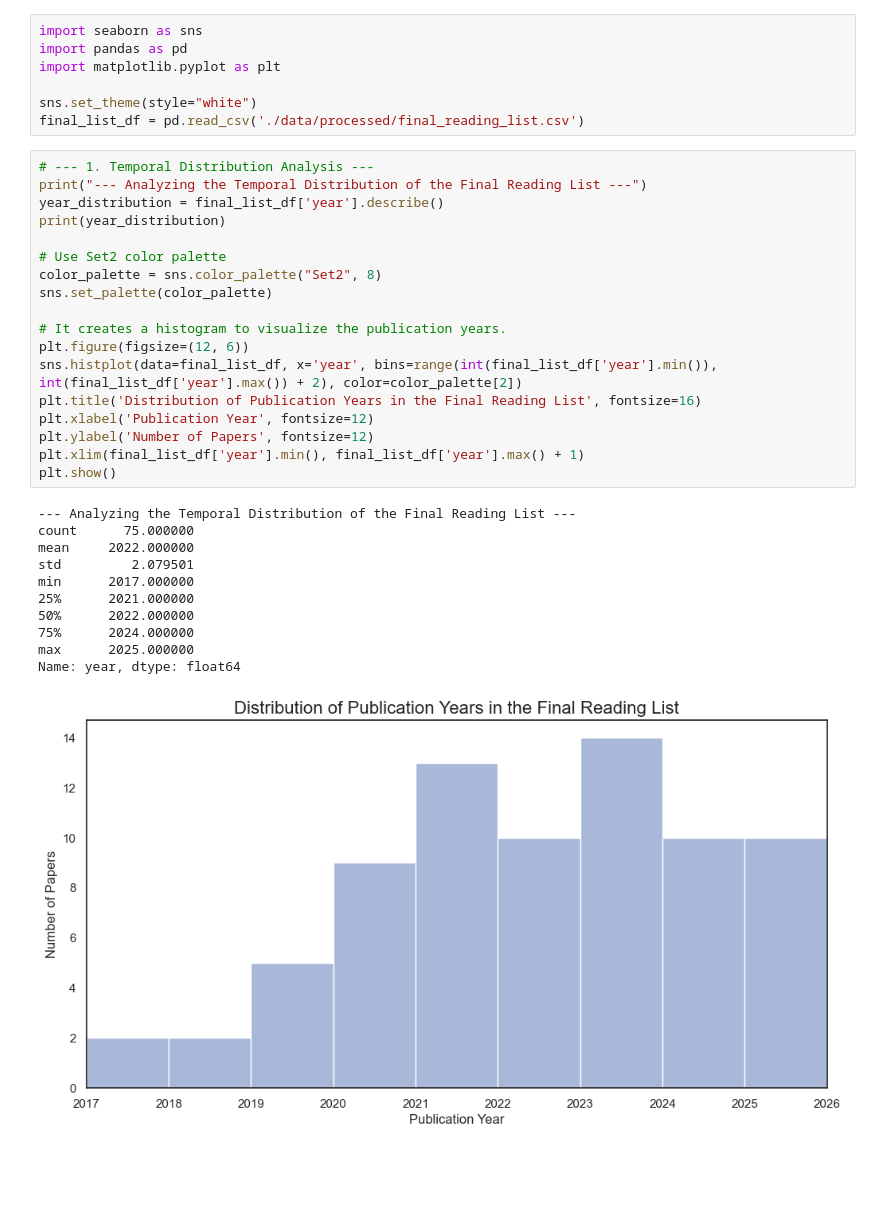
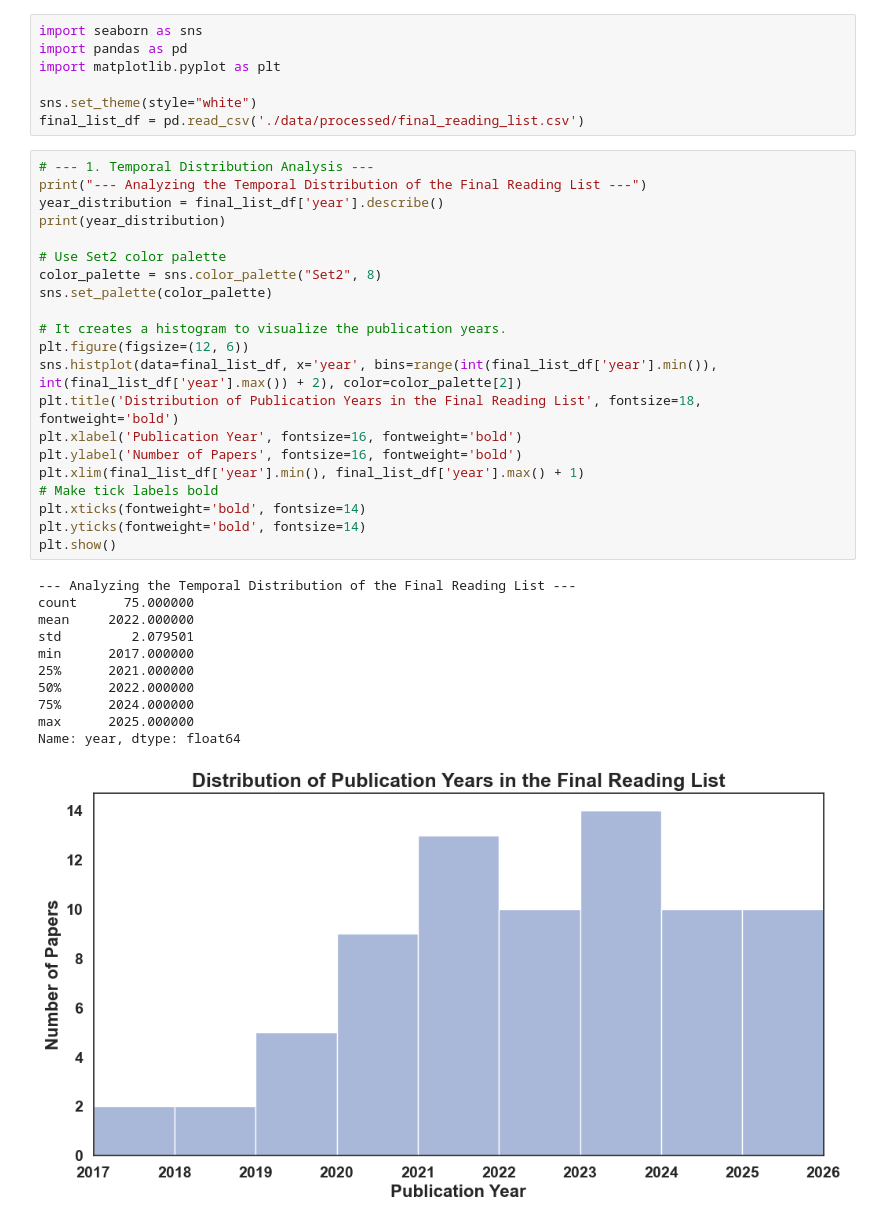
Before and after one commit to MaxiStahl1992/causal-rl-ev-review, a Jupyter notebook: notebooks/06_llm_analysis_and_selection.ipynb, the cells around one changed output. Cells and saved outputs as stored; diff of their text form; blank space fills up the shorter version.

```diff
--- a/notebooks/06_llm_analysis_and_selection.ipynb
+++ b/notebooks/06_llm_analysis_and_selection.ipynb
@@ -469,33 +469,36 @@ final_list_df = pd.read_csv('./data/processed/final_reading_list.csv')
 # %%
 # --- 1. Temporal Distribution Analysis ---
 print("--- Analyzing the Temporal Distribution of the Final Reading List ---")
 year_distribution = final_list_df['year'].describe()
 print(year_distribution)
 
 # Use Set2 color palette
 color_palette = sns.color_palette("Set2", 8)
 sns.set_palette(color_palette)
 
 # It creates a histogram to visualize the publication years.
 plt.figure(figsize=(12, 6))
 sns.histplot(data=final_list_df, x='year', bins=range(int(final_list_df['year'].min()), int(final_list_df['year'].max()) + 2), color=color_palette[2])
-plt.title('Distribution of Publication Years in the Final Reading List', fontsize=16)
-plt.xlabel('Publication Year', fontsize=12)
-plt.ylabel('Number of Papers', fontsize=12)
+plt.title('Distribution of Publication Years in the Final Reading List', fontsize=18, fontweight='bold')
+plt.xlabel('Publication Year', fontsize=16, fontweight='bold')
+plt.ylabel('Number of Papers', fontsize=16, fontweight='bold')
 plt.xlim(final_list_df['year'].min(), final_list_df['year'].max() + 1)
+# Make tick labels bold
+plt.xticks(fontweight='bold', fontsize=14)
+plt.yticks(fontweight='bold', fontsize=14)
 plt.show()
 # %% [output]
 --- Analyzing the Temporal Distribution of the Final Reading List ---
 count      75.000000
 mean     2022.000000
 std         2.079501
 min      2017.000000
 25%      2021.000000
 50%      2022.000000
 75%      2024.000000
 max      2025.000000
 Name: year, dtype: float64
-[figure, old version]
+[figure, new version]
 # %%
 # --- 2. Methodology Distribution Visualization ---
 print("\n--- Visualizing the Methodological Distribution ---")
```
Also changed, not shown: parts of 1 cell of this notebook.
